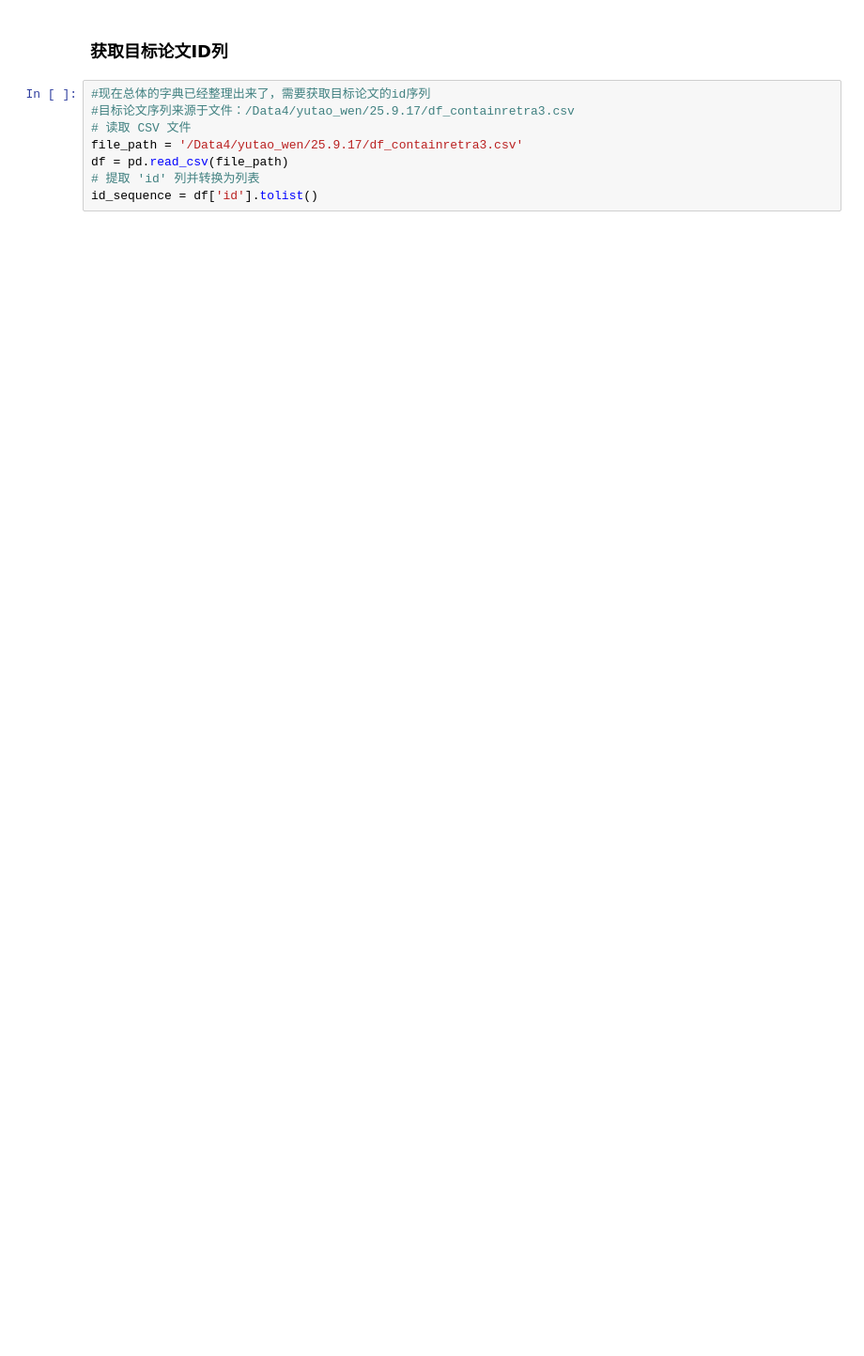
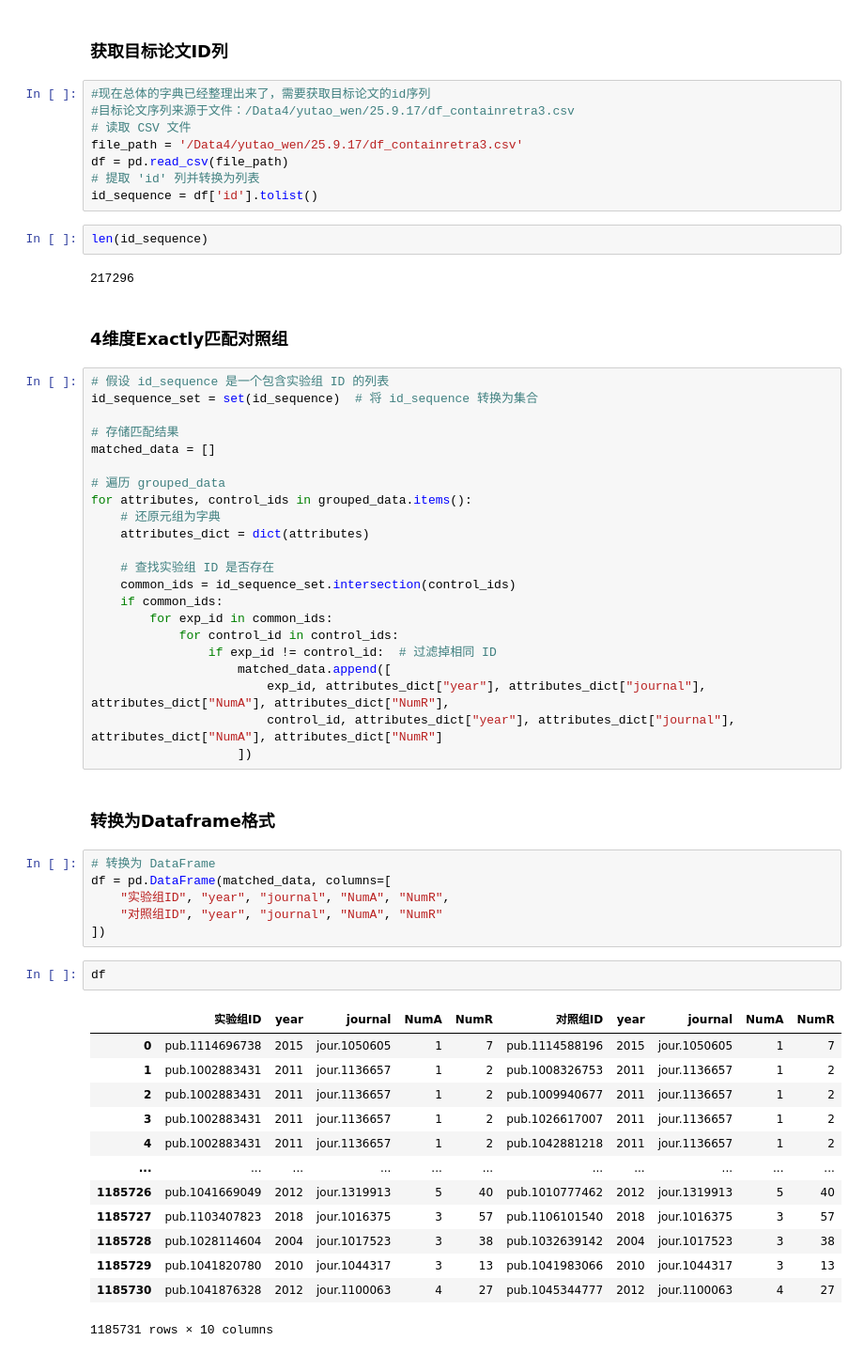
Before and after one commit to moonnotwhite30/notebook-backup, a Jupyter notebook: 2025_09_05.ipynb, the cells around one changed output. Shown at 94% size. Drawn from its saved outputs; the diff is of its cells as text; blank space fills up the shorter version.

```diff
--- a/2025_09_05.ipynb
+++ b/2025_09_05.ipynb
@@ -716,3 +718,55 @@ file_path = '/Data4/yutao_wen/25.9.17/df_containretra3.csv'
 df = pd.read_csv(file_path)
 # 提取 'id' 列并转换为列表
 id_sequence = df['id'].tolist()
+# %%
+len(id_sequence)
+# %% [output]
+217296
+# %% [markdown]
+### 4维度Exactly匹配对照组
+# %%
+# 假设 id_sequence 是一个包含实验组 ID 的列表
+id_sequence_set = set(id_sequence)  # 将 id_sequence 转换为集合
+
+# 存储匹配结果
+matched_data = []
+
+# 遍历 grouped_data
+for attributes, control_ids in grouped_data.items():
+    # 还原元组为字典
+    attributes_dict = dict(attributes)
+
+    # 查找实验组 ID 是否存在
+    common_ids = id_sequence_set.intersection(control_ids)
+    if common_ids:
+        for exp_id in common_ids:
+            for control_id in control_ids:
+                if exp_id != control_id:  # 过滤掉相同 ID
+                    matched_data.append([
+                        exp_id, attributes_dict["year"], attributes_dict["journal"], attributes_dict["NumA"], attributes_dict["NumR"],
+                        control_id, attributes_dict["year"], attributes_dict["journal"], attributes_dict["NumA"], attributes_dict["NumR"]
+                    ])
+# %% [markdown]
+### 转换为Dataframe格式
+# %%
+# 转换为 DataFrame
+df = pd.DataFrame(matched_data, columns=[
+    "实验组ID", "year", "journal", "NumA", "NumR",
+    "对照组ID", "year", "journal", "NumA", "NumR"
+])
+# %%
+df
+# %% [output]
+|  | 实验组ID | year | journal | NumA | NumR | 对照组ID | year | journal | NumA | NumR |
+| 0 | pub.1114696738 | 2015 | jour.1050605 | 1 | 7 | pub.1114588196 | 2015 | jour.1050605 | 1 | 7 |
+| 1 | pub.1002883431 | 2011 | jour.1136657 | 1 | 2 | pub.1008326753 | 2011 | jour.1136657 | 1 | 2 |
+| 2 | pub.1002883431 | 2011 | jour.1136657 | 1 | 2 | pub.1009940677 | 2011 | jour.1136657 | 1 | 2 |
+| 3 | pub.1002883431 | 2011 | jour.1136657 | 1 | 2 | pub.1026617007 | 2011 | jour.1136657 | 1 | 2 |
+| 4 | pub.1002883431 | 2011 | jour.1136657 | 1 | 2 | pub.1042881218 | 2011 | jour.1136657 | 1 | 2 |
+| ... | ... | ... | ... | ... | ... | ... | ... | ... | ... | ... |
+| 1185726 | pub.1041669049 | 2012 | jour.1319913 | 5 | 40 | pub.1010777462 | 2012 | jour.1319913 | 5 | 40 |
+| 1185727 | pub.1103407823 | 2018 | jour.1016375 | 3 | 57 | pub.1106101540 | 2018 | jour.1016375 | 3 | 57 |
+| 1185728 | pub.1028114604 | 2004 | jour.1017523 | 3 | 38 | pub.1032639142 | 2004 | jour.1017523 | 3 | 38 |
+| 1185729 | pub.1041820780 | 2010 | jour.1044317 | 3 | 13 | pub.1041983066 | 2010 | jour.1044317 | 3 | 13 |
+| 1185730 | pub.1041876328 | 2012 | jour.1100063 | 4 | 27 | pub.1045344777 | 2012 | jour.1100063 | 4 | 27 |
+1185731 rows × 10 columns
```
Also changed, not shown: parts of 11 cells of this notebook.
